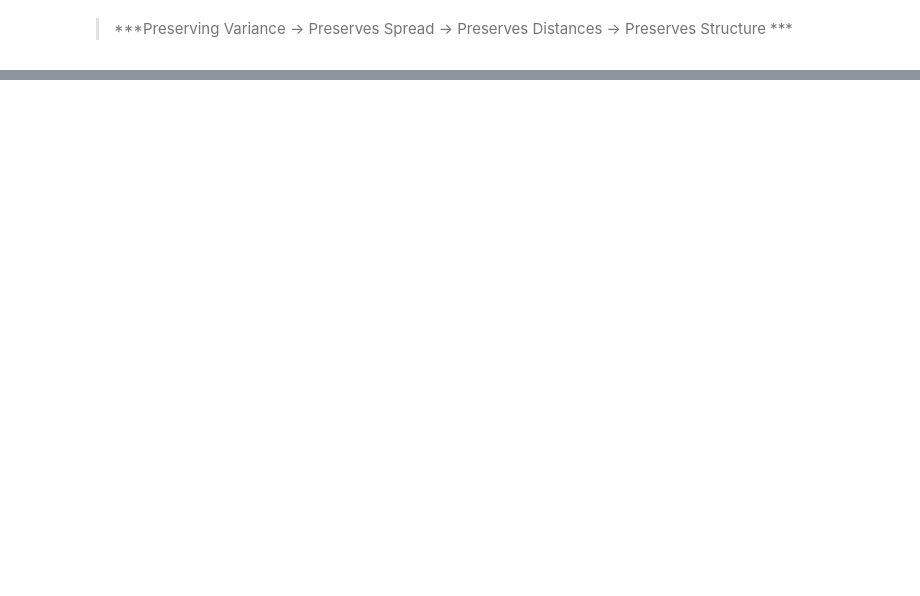
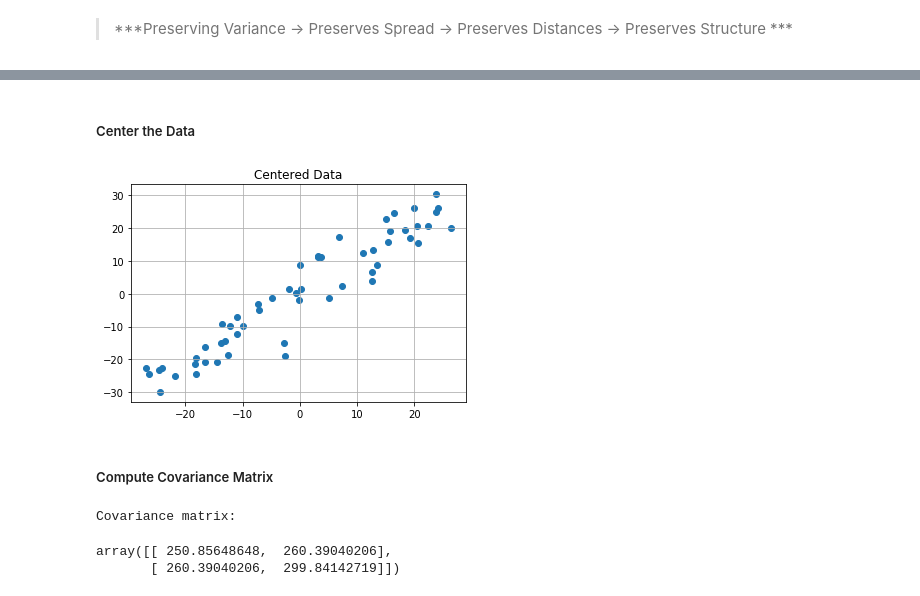
Before and after one commit to avikbmohan/IndependentDataAnalysis, a Jupyter notebook: MathTutorials/PCA.ipynb, the cells around one changed output, grey strips where cells are left out. Drawn from its saved outputs; the diff is of its cells as text; code cells hidden in the pictures; blank space fills up the shorter version.

Commit message:
Basically finished, have to add 'Choosing n'

```diff
--- a/MathTutorials/PCA.ipynb
+++ b/MathTutorials/PCA.ipynb
@@ -253,0 +275,26 @@ $$ \sum_{i = 1}^{n}\frac{\left(X_i - \mu_X\right)\left(Y_i - \mu_Y\right)}{n},\
+# %% [markdown]
+##### Center the Data
+# %%
+# Let's use sklearn's StandardScaler to center our data
+from sklearn.preprocessing import StandardScaler
+scaler = StandardScaler(with_mean=True, with_std = False) # Scale mean, not variance
+
+# Data will be centered at (0,0)
+exampleScaled = scaler.fit_transform(example)
+plt.scatter(exampleScaled[:,0], exampleScaled[:,1])
+plt.grid()
+plt.title("Centered Data")
+plt.show()
+# %% [output]
+[figure, added]
+# %% [markdown]
+##### Compute Covariance Matrix
+# %%
+# Compute Covariance Matrix
+cv = np.cov(exampleScaled.T) # Have to transpose, due to the way np.cov() works
+print("Covariance matrix:")
+cv
+# %% [output]
+Covariance matrix:
+array([[ 250.85648648,  260.39040206],
+       [ 260.39040206,  299.84142719]])
```
Also changed, not shown: parts of 34 cells of this notebook.
